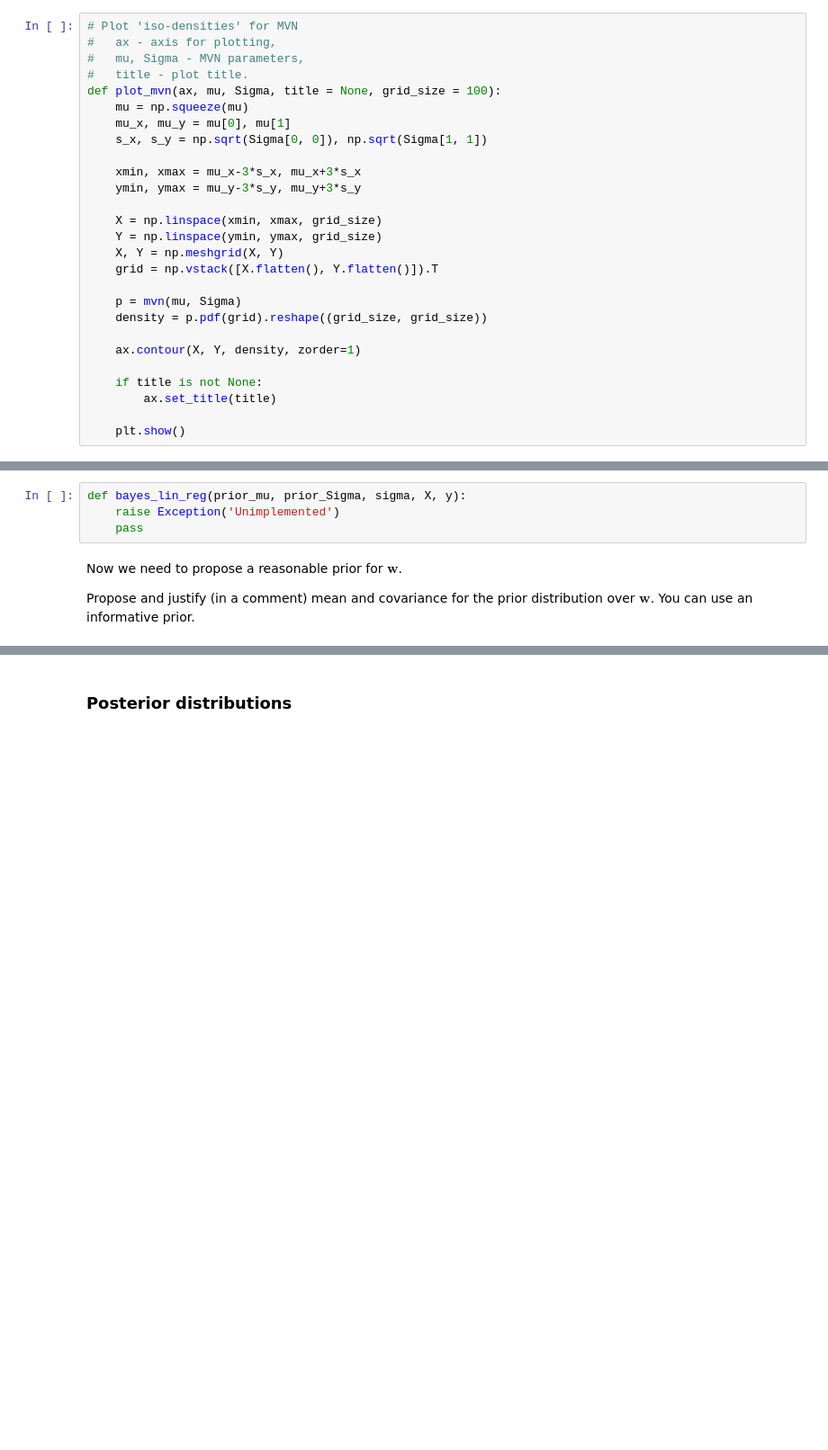
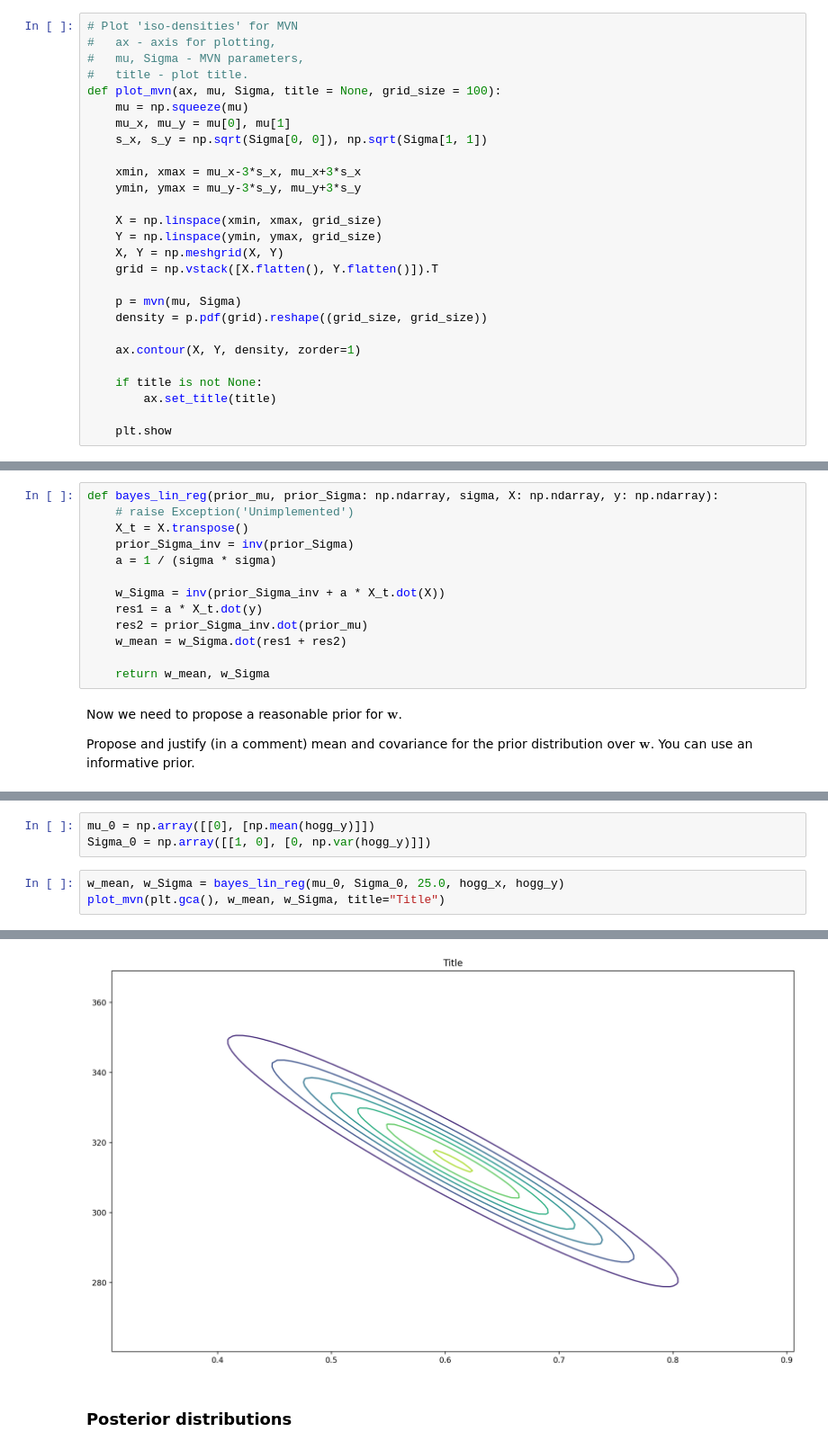
Before and after one commit to WSm-77/elements_of_statistical_machine_learning, a Jupyter notebook: lab3/lab3.ipynb, the cells around one changed output, grey strips where cells are left out. Shown at 90% size. Saved outputs shown, nothing was run; the diff lists cells and outputs as text; blank space fills up the shorter version.

```diff
--- a/lab3/lab3.ipynb
+++ b/lab3/lab3.ipynb
@@ -48,7 +48,7 @@ def plot_mvn(ax, mu, Sigma, title = None, grid_size = 100):
     if title is not None:
         ax.set_title(title)
 
-    plt.show()
+    plt.show
 # %%
 # Plot a linear regression fit
 #   ax - axis for plotting,
@@ -234,10 +234,19 @@ Implement `bayes_lin_reg` function, which:
     - response uncertainty ($\sigma$ hyperparameter),
     - matrix of explanatory variables and vector of responses,
 - and returns parameters of the posterior distribution over $\mathbf{w}$ (mean and covariance).
-# %%
-def bayes_lin_reg(prior_mu, prior_Sigma, sigma, X, y):
-    raise Exception('Unimplemented')
-    pass
+# %%
+def bayes_lin_reg(prior_mu, prior_Sigma: np.ndarray, sigma, X: np.ndarray, y: np.ndarray):
+    # raise Exception('Unimplemented')
+    X_t = X.transpose()
+    prior_Sigma_inv = inv(prior_Sigma)
+    a = 1 / (sigma * sigma)
+
+    w_Sigma = inv(prior_Sigma_inv + a * X_t.dot(X))
+    res1 = a * X_t.dot(y)
+    res2 = prior_Sigma_inv.dot(prior_mu)
+    w_mean = w_Sigma.dot(res1 + res2)
+
+    return w_mean, w_Sigma
 # %% [markdown]
 Now we need to propose a reasonable prior for $\mathbf{w}$.
 
@@ -249,0 +254,7 @@ raise Exception('Propose and justify (in a comment) mean and covariance for the
+# %%
+mu_0 = np.array([[0], [np.mean(hogg_y)]])
+Sigma_0 = np.array([[1, 0], [0, np.var(hogg_y)]])
+# %%
+w_mean, w_Sigma = bayes_lin_reg(mu_0, Sigma_0, 25.0, hogg_x, hogg_y)
+plot_mvn(plt.gca(), w_mean, w_Sigma, title="Title")
+# %% [output]
@@ -250,3 +265,4 @@ raise Exception('Propose and justify (in a comment) mean and covariance for the
+[figure, added]
 # %% [markdown]
 ### Posterior distributions
 # %% [markdown]
```
Also changed, not shown: parts of 17 cells of this notebook.
